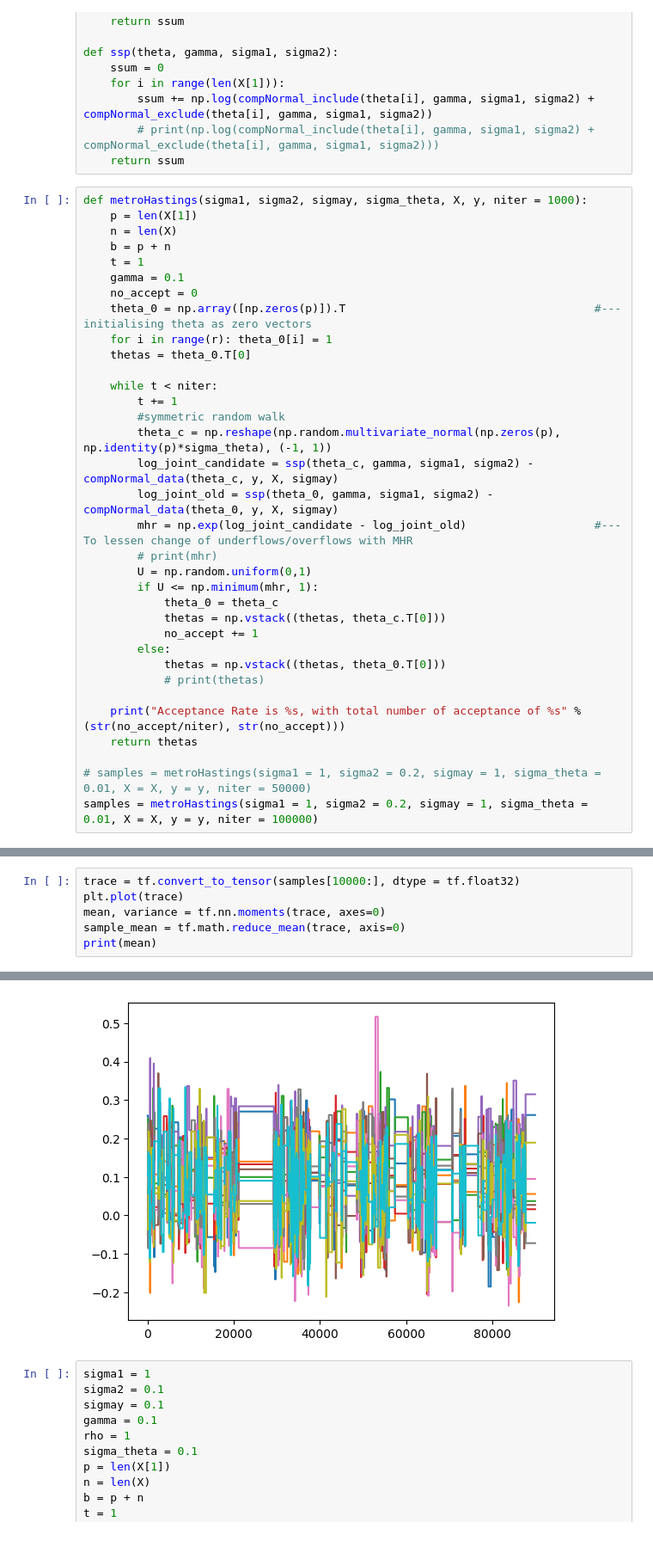
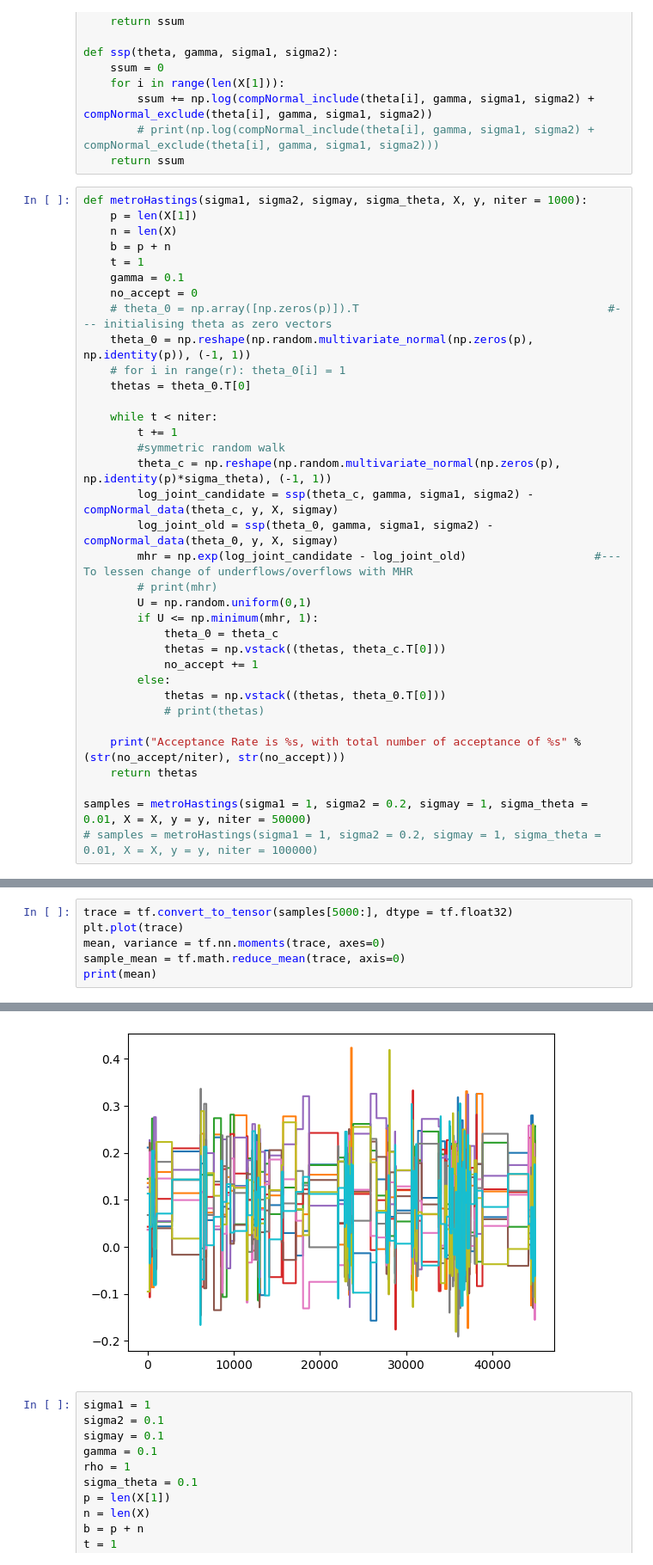
Before and after one commit to johnnymdoubleu/ssl-sgs, a Jupyter notebook: ssl-mh.ipynb, the cells around one changed output, grey strips where cells are left out. Shown at 86% size. Drawn from its saved outputs; the diff is of its cells as text.

```diff
--- a/ssl-mh.ipynb
+++ b/ssl-mh.ipynb
@@ -50,8 +50,9 @@ def metroHastings(sigma1, sigma2, sigmay, sigma_theta, X, y, niter = 1000):
     t = 1
     gamma = 0.1
     no_accept = 0
-    theta_0 = np.array([np.zeros(p)]).T                                     #--- initialising theta as zero vectors
-    for i in range(r): theta_0[i] = 1
+    # theta_0 = np.array([np.zeros(p)]).T                                     #--- initialising theta as zero vectors
+    theta_0 = np.reshape(np.random.multivariate_normal(np.zeros(p), np.identity(p)), (-1, 1))
+    # for i in range(r): theta_0[i] = 1
     thetas = theta_0.T[0]
 
     while t < niter:
@@ -74,6 +75,6 @@ def metroHastings(sigma1, sigma2, sigmay, sigma_theta, X, y, niter = 1000):
     print("Acceptance Rate is %s, with total number of acceptance of %s" % (str(no_accept/niter), str(no_accept)))
     return thetas
 
-# samples = metroHastings(sigma1 = 1, sigma2 = 0.2, sigmay = 1, sigma_theta = 0.01, X = X, y = y, niter = 50000)
-samples = metroHastings(sigma1 = 1, sigma2 = 0.2, sigmay = 1, sigma_theta = 0.01, X = X, y = y, niter = 100000)
+samples = metroHastings(sigma1 = 1, sigma2 = 0.2, sigmay = 1, sigma_theta = 0.01, X = X, y = y, niter = 50000)
+# samples = metroHastings(sigma1 = 1, sigma2 = 0.2, sigmay = 1, sigma_theta = 0.01, X = X, y = y, niter = 100000)
 # %% [output]
@@ -81,5 +82,5 @@ Acceptance Rate is 0.00526, with total number of acceptance of 526
 # %%
-trace = tf.convert_to_tensor(samples[10000:], dtype = tf.float32)
+trace = tf.convert_to_tensor(samples[5000:], dtype = tf.float32)
 plt.plot(trace)
 mean, variance = tf.nn.moments(trace, axes=0)
 sample_mean = tf.math.reduce_mean(trace, axis=0)
@@ -91,4 +92,4 @@ tf.Tensor(
-[figure, old version]
+[figure, new version]
 # %%
 sigma1 = 1
 sigma2 = 0.1
```
Also changed, not shown: parts of 2 cells of this notebook.
